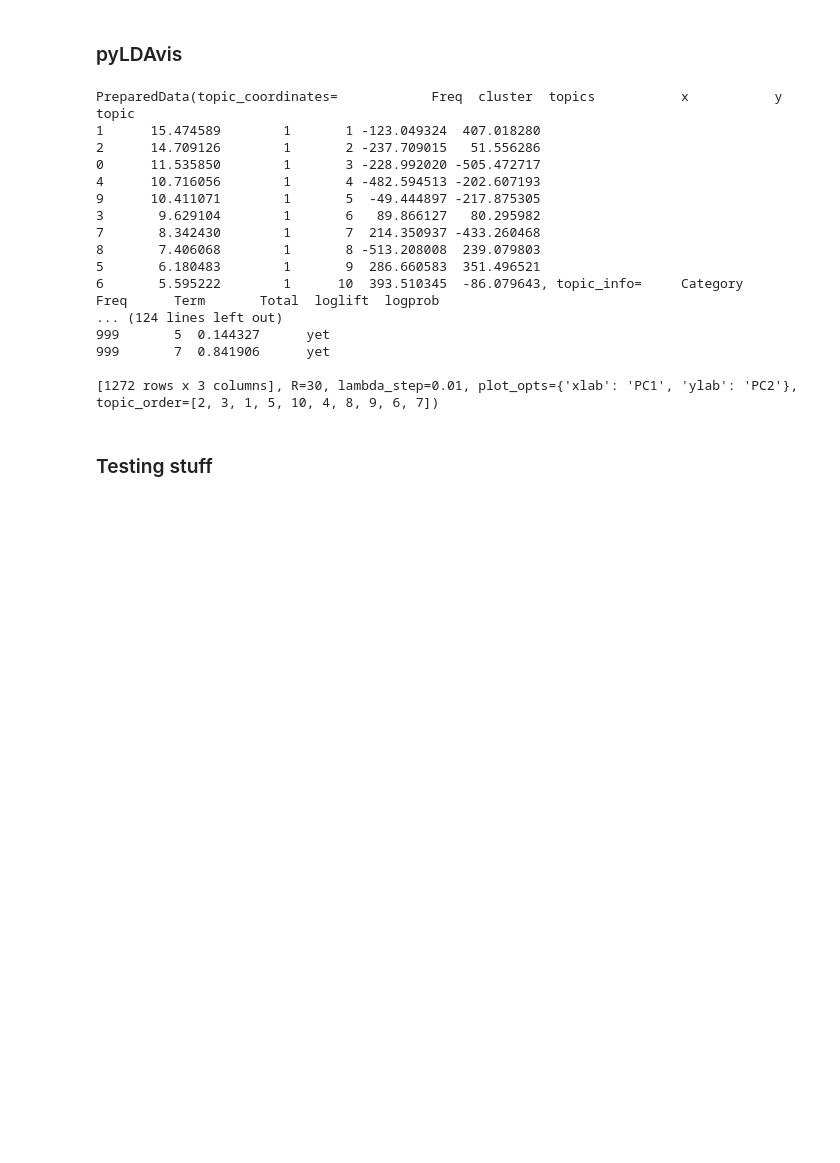
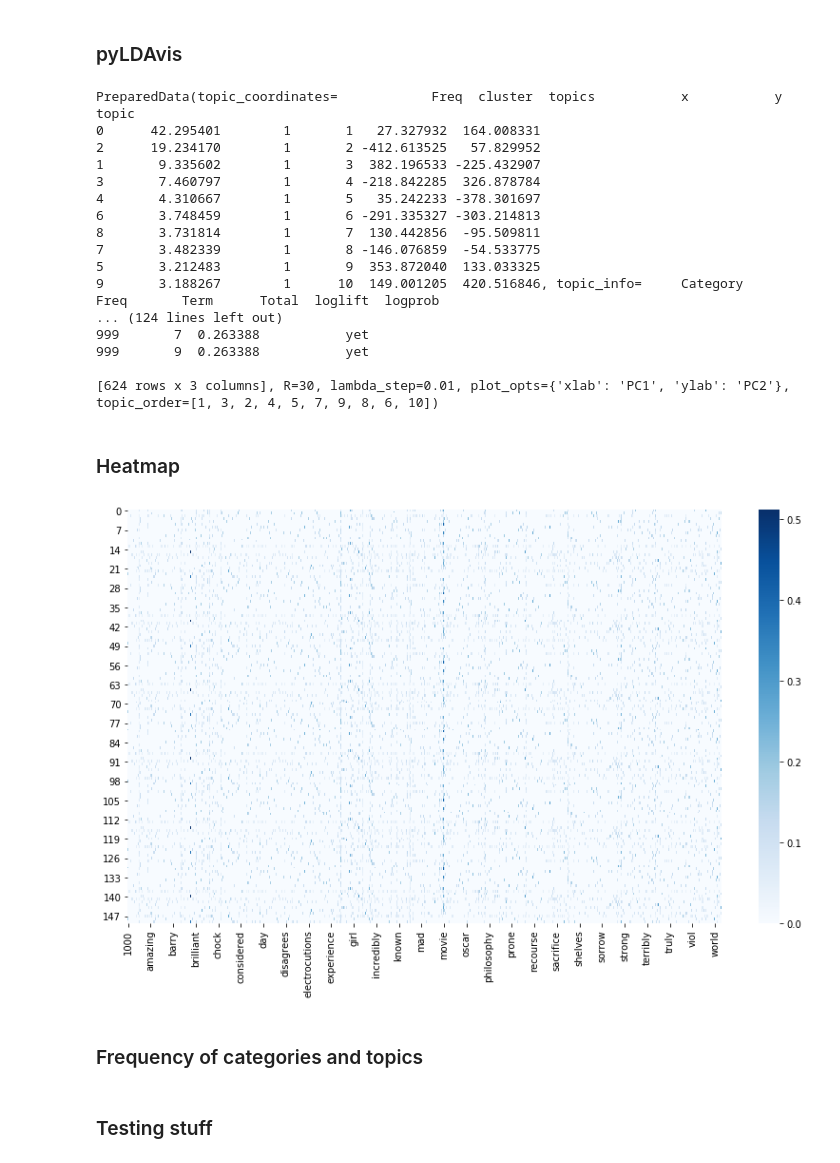
Before and after one commit to kjprice/smu-nlp, a Jupyter notebook: Final - Topic Modeling.ipynb, the cells around one changed output. Saved outputs shown, nothing was run; the diff lists cells and outputs as text; code cells hidden in the pictures; blank space fills up the shorter version.

Commit message:
Seaborn heatmap

```diff
--- a/Final - Topic Modeling.ipynb
+++ b/Final - Topic Modeling.ipynb
@@ -150,6 +154,12 @@ def include_only_numbers_and_letters(words):
 #stemmer = PorterStemmer()
 #stemmer = SnowballStemmer('english')
 stemmer = LancasterStemmer()
+def lemmatize_word(word):
+    lemma_word = stemmer.stem(word)
+    if wordnet.synsets(lemma_word):
+        return lemma_word
+    else:
+        return word
 def lemmatize_words(words):
-    return [stemmer.stem(word) for word in words]
-# lemmatize_words(['running', 'fastest', 'hats'])
+    return [lemmatize_word(word) for word in words]
+lemmatize_words(['running', 'fastest', 'hats', 'movie'])
@@ -213,7 +225,7 @@ def display_topics(model, feature_names, no_top_words):
 # %% [markdown]
 ### Vectorize (Bag Of Words)
 # %%
-tf_vectorizer = CountVectorizer(max_features=NUMBER_OF_FEATURES)
+tf_vectorizer = TfidfVectorizer(max_features=NUMBER_OF_FEATURES)
 tf = tf_vectorizer.fit_transform(flattened_documents)
 tf_feature_names = tf_vectorizer.get_feature_names()
 # %%
@@ -322,21 +334,32 @@ panel
 # %% [output]
 PreparedData(topic_coordinates=            Freq  cluster  topics           x           y
 topic
-1      15.474589        1       1 -123.049324  407.018280
-2      14.709126        1       2 -237.709015   51.556286
-0      11.535850        1       3 -228.992020 -505.472717
-4      10.716056        1       4 -482.594513 -202.607193
-9      10.411071        1       5  -49.444897 -217.875305
-3       9.629104        1       6   89.866127   80.295982
-7       8.342430        1       7  214.350937 -433.260468
-8       7.406068        1       8 -513.208008  239.079803
-5       6.180483        1       9  286.660583  351.496521
-6       5.595222        1      10  393.510345  -86.079643, topic_info=     Category        Freq      Term       Total  loglift  logprob
+0      42.295401        1       1   27.327932  164.008331
+2      19.234170        1       2 -412.613525   57.829952
+1       9.335602        1       3  382.196533 -225.432907
+3       7.460797        1       4 -218.842285  326.878784
+4       4.310667        1       5   35.242233 -378.301697
+6       3.748459        1       6 -291.335327 -303.214813
+8       3.731814        1       7  130.442856  -95.509811
+7       3.482339        1       8 -146.076859  -54.533775
+5       3.212483        1       9  353.872040  133.033325
+9       3.188267        1      10  149.001205  420.516846, topic_info=     Category       Freq       Term      Total  loglift  logprob
 ... (124 lines left out)
-999       5  0.144327      yet
-999       7  0.841906      yet
+999       7  0.263388           yet
+999       9  0.263388           yet
 
-[1272 rows x 3 columns], R=30, lambda_step=0.01, plot_opts={'xlab': 'PC1', 'ylab': 'PC2'}, topic_order=[2, 3, 1, 5, 10, 4, 8, 9, 6, 7])
+[624 rows x 3 columns], R=30, lambda_step=0.01, plot_opts={'xlab': 'PC1', 'ylab': 'PC2'}, topic_order=[1, 3, 2, 4, 5, 7, 9, 8, 6, 10])
+# %% [markdown]
+### Heatmap
+# %%
+words = tf_vectorizer.get_feature_names()
+# %%
+sns.heatmap(pd.DataFrame(tf.todense(), columns=words), cmap='Blues')
+plt.gcf().set_size_inches(14, 8)
+# %% [output]
+[figure, added]
+# %% [markdown]
+### Frequency of categories and topics
 # %% [markdown]
 ### Testing stuff
 # %%
```
Also changed, not shown: parts of 12 cells of this notebook.
